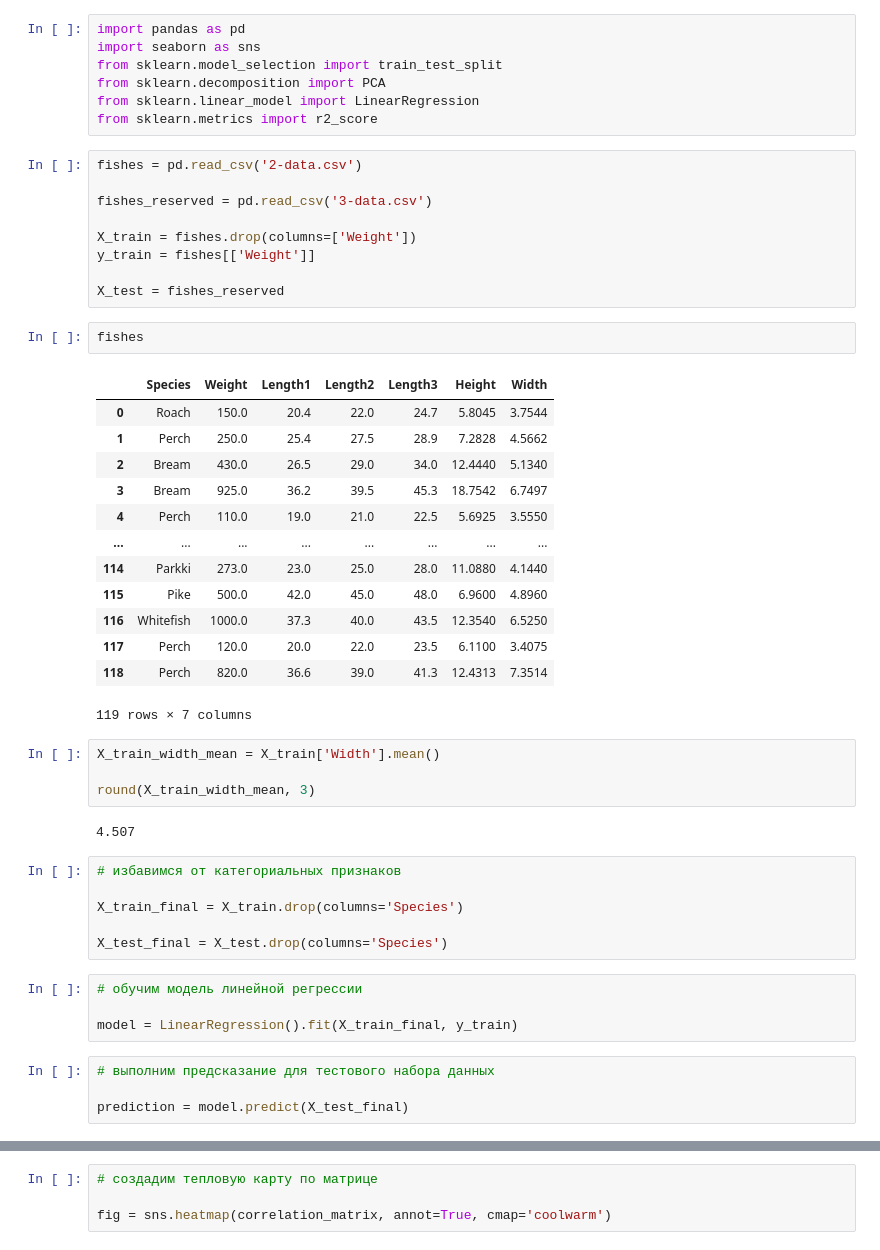
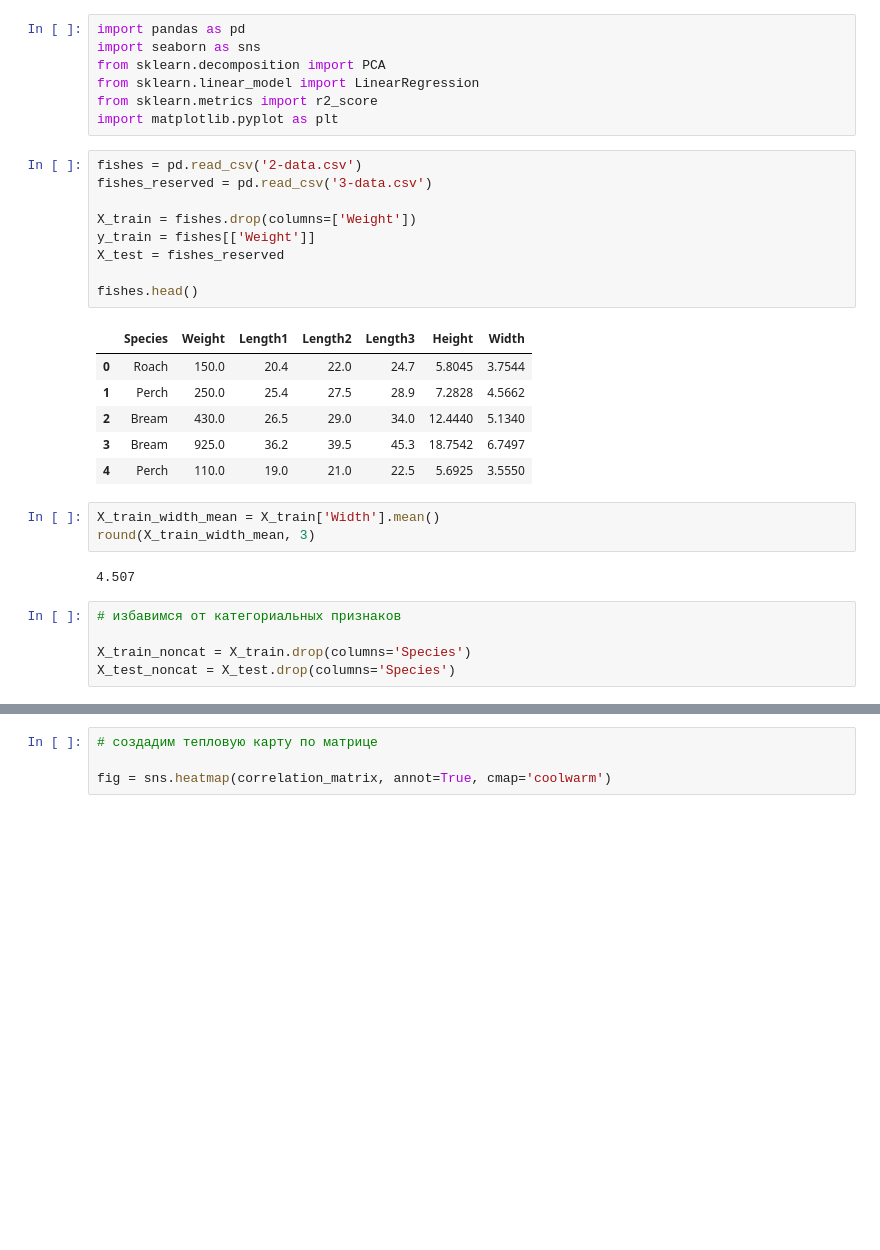
Before and after one commit to ooggaboog/itmo-dc-ml, a Jupyter notebook: 3-linear regression/3.ipynb, the cells around one changed output, grey strips where cells are left out. Drawn from its saved outputs; the diff is of its cells as text; blank space fills up the shorter version.

Commit message:
3-linear regression

```diff
--- a/3-linear regression/3.ipynb
+++ b/3-linear regression/3.ipynb
@@ -1,53 +1,34 @@
 # %%
 import pandas as pd
 import seaborn as sns
-from sklearn.model_selection import train_test_split
 from sklearn.decomposition import PCA
 from sklearn.linear_model import LinearRegression
 from sklearn.metrics import r2_score
+import matplotlib.pyplot as plt
 # %%
 fishes = pd.read_csv('2-data.csv')
-
 fishes_reserved = pd.read_csv('3-data.csv')
 
 X_train = fishes.drop(columns=['Weight'])
 y_train = fishes[['Weight']]
+X_test = fishes_reserved
 
-X_test = fishes_reserved
+fishes.head()
+# %% [output]
+|  | Species | Weight | Length1 | Length2 | Length3 | Height | Width |
+| 0 | Roach | 150.0 | 20.4 | 22.0 | 24.7 | 5.8045 | 3.7544 |
+| 1 | Perch | 250.0 | 25.4 | 27.5 | 28.9 | 7.2828 | 4.5662 |
+| 2 | Bream | 430.0 | 26.5 | 29.0 | 34.0 | 12.4440 | 5.1340 |
+| 3 | Bream | 925.0 | 36.2 | 39.5 | 45.3 | 18.7542 | 6.7497 |
+| 4 | Perch | 110.0 | 19.0 | 21.0 | 22.5 | 5.6925 | 3.5550 |
-# %%
-fishes
-# %% [output]
-|  | Species | Weight | Length1 | Length2 | Length3 | Height | Width |
-| 0 | Roach | 150.0 | 20.4 | 22.0 | 24.7 | 5.8045 | 3.7544 |
-| 1 | Perch | 250.0 | 25.4 | 27.5 | 28.9 | 7.2828 | 4.5662 |
-| 2 | Bream | 430.0 | 26.5 | 29.0 | 34.0 | 12.4440 | 5.1340 |
-| 3 | Bream | 925.0 | 36.2 | 39.5 | 45.3 | 18.7542 | 6.7497 |
-| 4 | Perch | 110.0 | 19.0 | 21.0 | 22.5 | 5.6925 | 3.5550 |
-| ... | ... | ... | ... | ... | ... | ... | ... |
-| 114 | Parkki | 273.0 | 23.0 | 25.0 | 28.0 | 11.0880 | 4.1440 |
-| 115 | Pike | 500.0 | 42.0 | 45.0 | 48.0 | 6.9600 | 4.8960 |
-| 116 | Whitefish | 1000.0 | 37.3 | 40.0 | 43.5 | 12.3540 | 6.5250 |
-| 117 | Perch | 120.0 | 20.0 | 22.0 | 23.5 | 6.1100 | 3.4075 |
-| 118 | Perch | 820.0 | 36.6 | 39.0 | 41.3 | 12.4313 | 7.3514 |
-119 rows × 7 columns
 # %%
 X_train_width_mean = X_train['Width'].mean()
-
 round(X_train_width_mean, 3)
 # %% [output]
 4.507
 # %%
 # избавимся от категориальных признаков
 
-X_train_final = X_train.drop(columns='Species')
-
-X_test_final = X_test.drop(columns='Species')
+X_train_noncat = X_train.drop(columns='Species')
+X_test_noncat = X_test.drop(columns='Species')
-# %%
-# обучим модель линейной регрессии
-
-model = LinearRegression().fit(X_train_final, y_train)
-# %%
-# выполним предсказание для тестового набора данных
-
-prediction = model.predict(X_test_final)
 # %%
```
Also changed, not shown: parts of 17 cells of this notebook, 2 other files.
